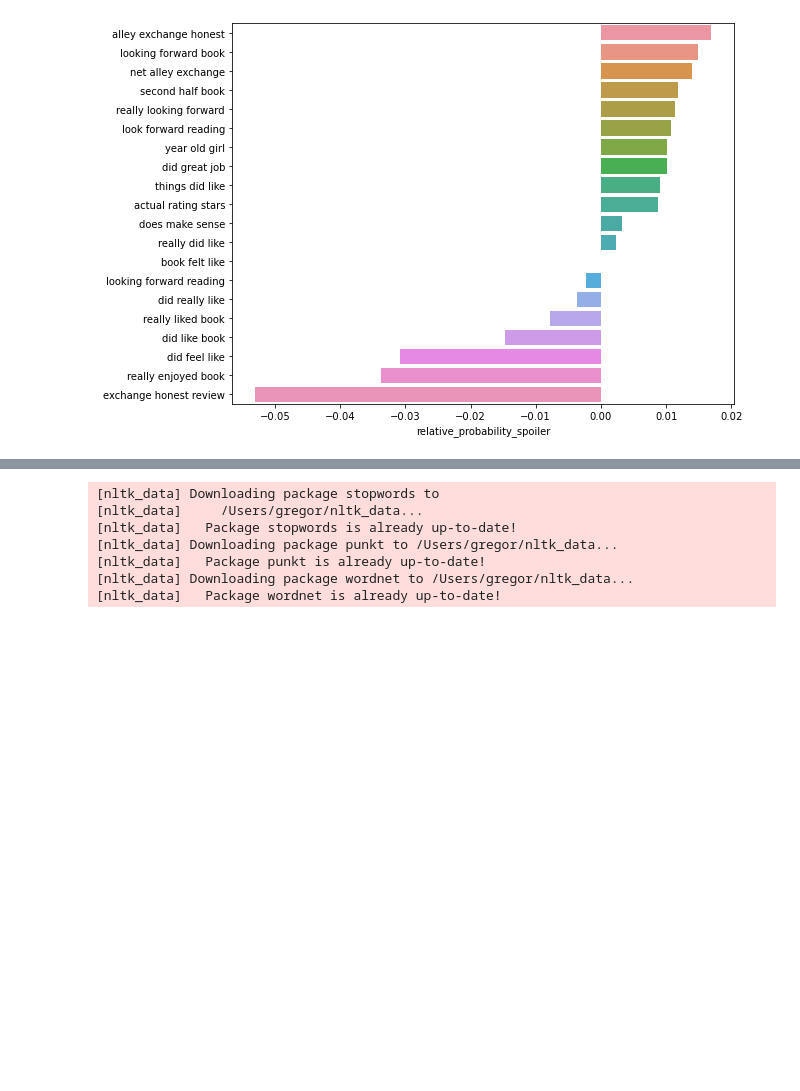
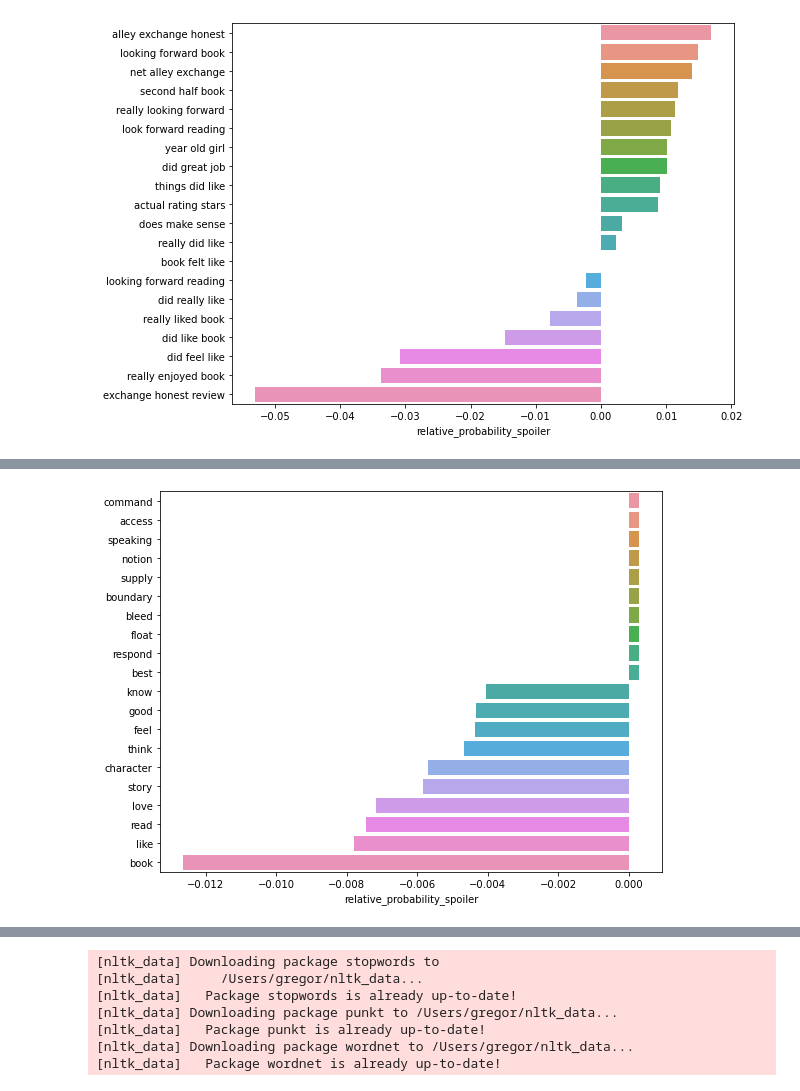
Before and after one commit to GHabeck/202011_capstone_project, a Jupyter notebook: spoiler_reviews.ipynb, the cells around one changed output, grey strips where cells are left out. Cells and saved outputs as stored; diff of their text form; code cells hidden in the pictures; blank space fills up the shorter version.

```diff
--- a/spoiler_reviews.ipynb
+++ b/spoiler_reviews.ipynb
@@ -625,7 +645,7 @@ def decontracted(text):
 
     return text
 # %%
-
+import re
 #process text first
 
 def preprocessing(text):
@@ -637,7 +657,10 @@ def preprocessing(text):
     # replace contractions
     text = decontracted(text)
     #remove urls if there are any
-    text = re.sub('http://\S+', '', text)
+    text = re.sub(r'http:\S+', '', text)
+    text = re.sub(r'www\S+', '', text)
+    #remove emails and words containing @
+    text = re.sub("\S*@\S*\s?"," ", text)
     # remove digits and words containing digits
     text = re.sub(r"\d", "", text)
     #remove punctuation
@@ -1054,7 +1070,7 @@ labels = []
 for review in tqdm(spoiler_reviews[:20000]):
     for label, sen in review:
         labels.append(label)
-        sentences.append(spellcheck(sen))
+        #sentences.append(spellcheck(sen))
 # %%
 # number of timesa word has to occur
 min_df = 500
@@ -1215,0 +1241,4 @@ time.strftime("%H:%M:%S", time.gmtime(elapsed_time))
+# %%
+important_features_MB(reviews_l, labels_all,vectorizer = 'T', stop_words = None, ngram = (1,1))
+# %% [output]
+[figure, added]
```
Also changed, not shown: parts of 42 cells of this notebook.
